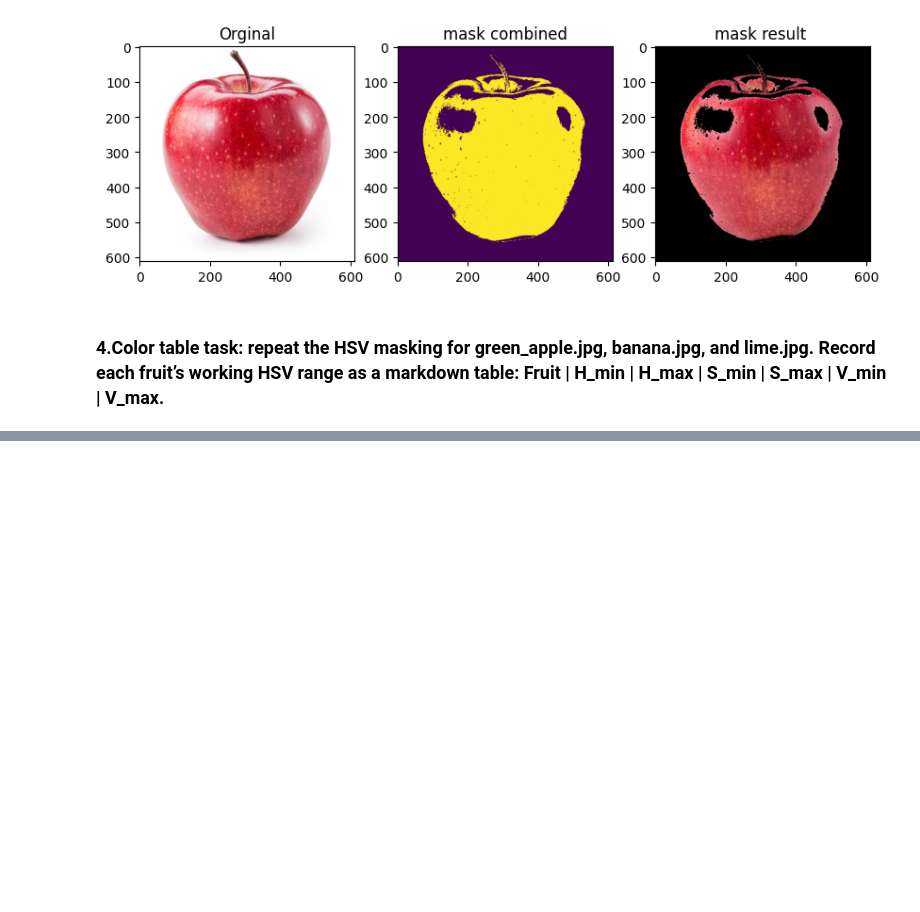
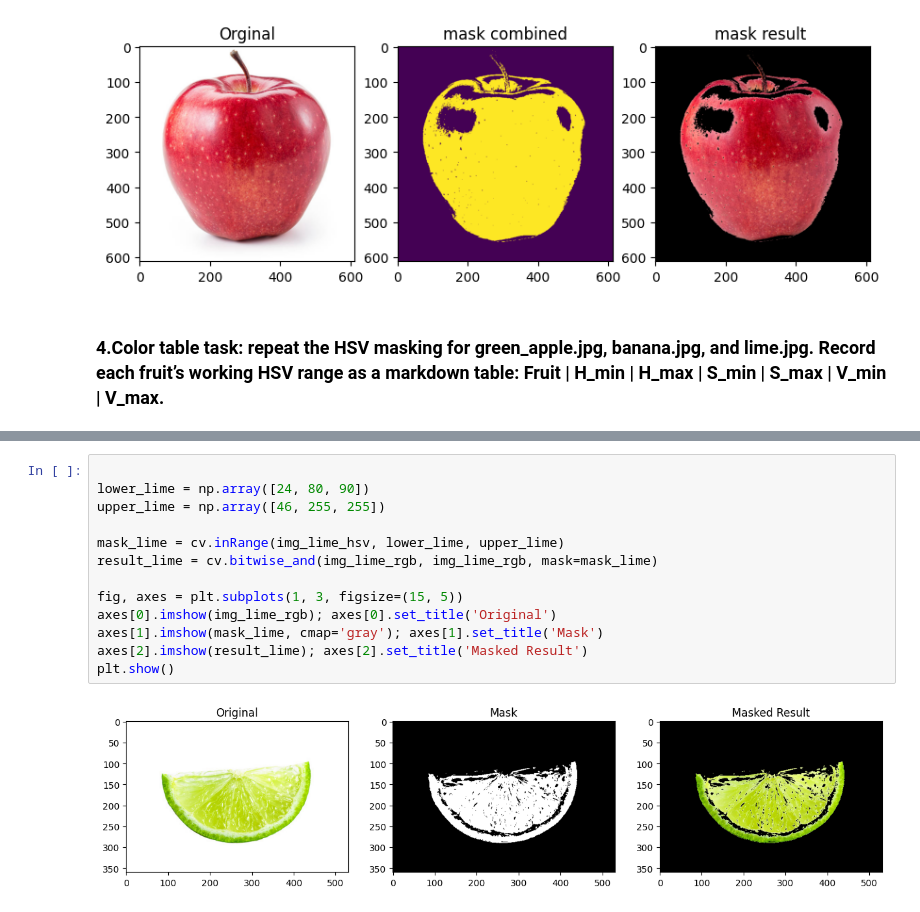
Before and after one commit to un1u3/ml-labs, a Jupyter notebook: fusemachines-2026/phase3/assignment2/Image Processing.ipynb, the cells around one changed output, grey strips where cells are left out. Drawn from its saved outputs; the diff is of its cells as text; blank space fills up the shorter version.

```diff
--- a/fusemachines-2026/phase3/assignment2/Image Processing.ipynb
+++ b/fusemachines-2026/phase3/assignment2/Image Processing.ipynb
@@ -100,0 +164,15 @@ Text(0.5, 1.0, 'mask result ')
+# %%
+
+lower_lime = np.array([24, 80, 90])
+upper_lime = np.array([46, 255, 255])
+
+mask_lime = cv.inRange(img_lime_hsv, lower_lime, upper_lime)
+result_lime = cv.bitwise_and(img_lime_rgb, img_lime_rgb, mask=mask_lime)
+
+fig, axes = plt.subplots(1, 3, figsize=(15, 5))
+axes[0].imshow(img_lime_rgb); axes[0].set_title('Original')
+axes[1].imshow(mask_lime, cmap='gray'); axes[1].set_title('Mask')
+axes[2].imshow(result_lime); axes[2].set_title('Masked Result')
+plt.show()
+# %% [output]
+[figure, added]
```
Also changed, not shown: parts of 15 cells of this notebook, 2 other files.
